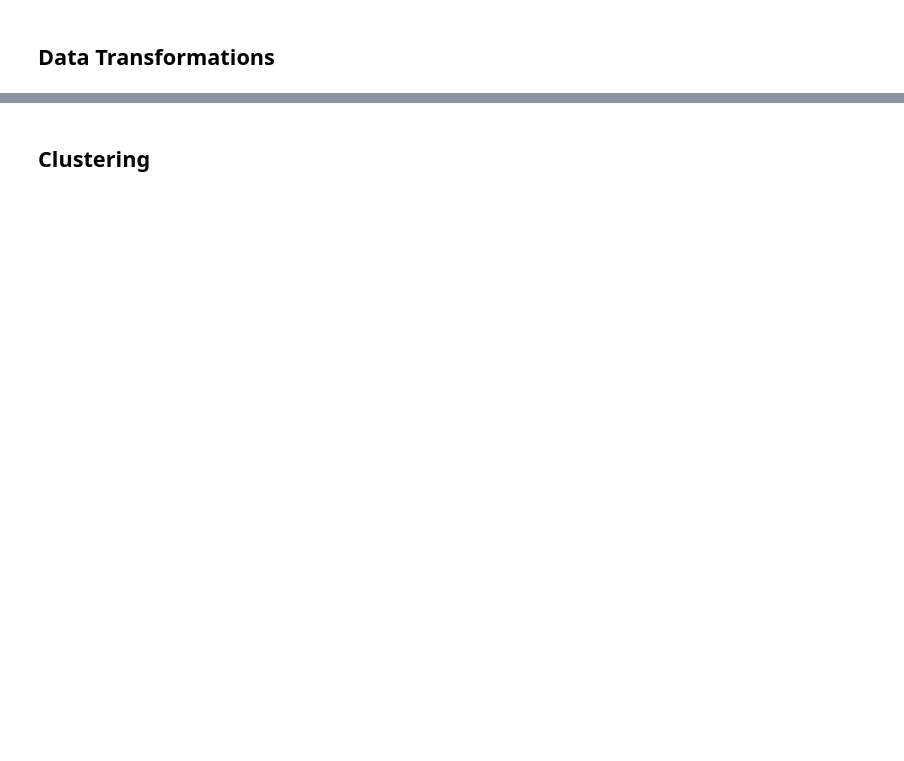
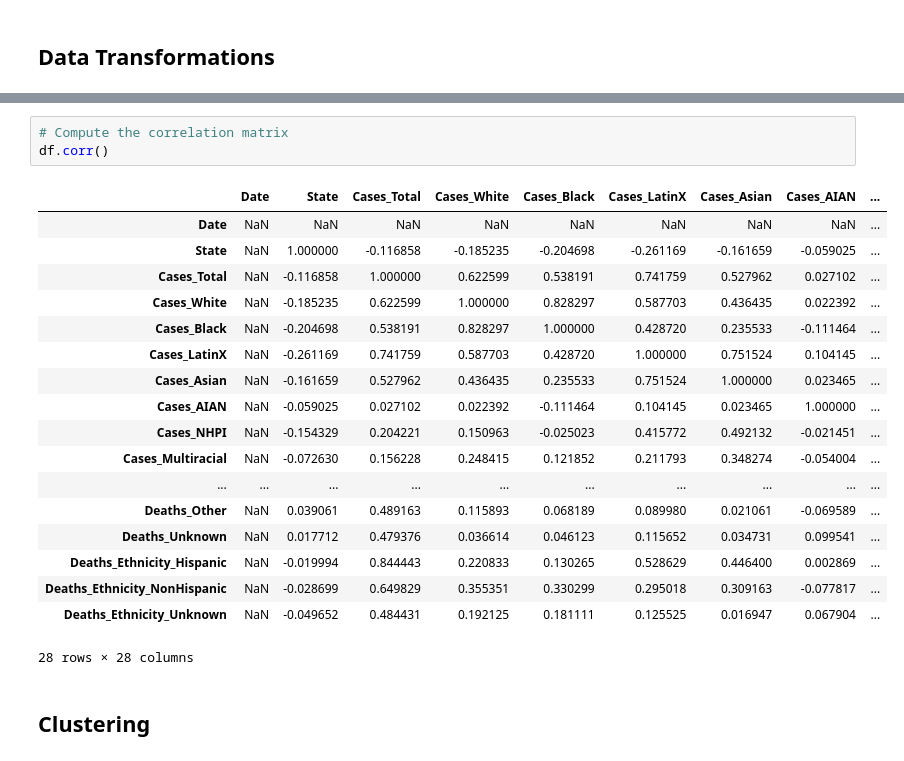
Before and after one commit to madhavi70/TragicBytes_Hack, a Jupyter notebook: TragicBytes_hack.ipynb, the cells around one changed output, grey strips where cells are left out. Saved outputs shown, nothing was run; the diff lists cells and outputs as text; blank space fills up the shorter version.

```diff
--- a/TragicBytes_hack.ipynb
+++ b/TragicBytes_hack.ipynb
@@ -143,2 +162,24 @@ df_scale.head()
+# %%
+# Compute the correlation matrix
+df.corr()
+# %% [output]
+|  | Date | State | Cases_Total | Cases_White | Cases_Black | Cases_LatinX | Cases_Asian | Cases_AIAN | ... |
+| Date | NaN | NaN | NaN | NaN | NaN | NaN | NaN | NaN | ... |
+| State | NaN | 1.000000 | -0.116858 | -0.185235 | -0.204698 | -0.261169 | -0.161659 | -0.059025 | ... |
+| Cases_Total | NaN | -0.116858 | 1.000000 | 0.622599 | 0.538191 | 0.741759 | 0.527962 | 0.027102 | ... |
+| Cases_White | NaN | -0.185235 | 0.622599 | 1.000000 | 0.828297 | 0.587703 | 0.436435 | 0.022392 | ... |
+| Cases_Black | NaN | -0.204698 | 0.538191 | 0.828297 | 1.000000 | 0.428720 | 0.235533 | -0.111464 | ... |
+| Cases_LatinX | NaN | -0.261169 | 0.741759 | 0.587703 | 0.428720 | 1.000000 | 0.751524 | 0.104145 | ... |
+| Cases_Asian | NaN | -0.161659 | 0.527962 | 0.436435 | 0.235533 | 0.751524 | 1.000000 | 0.023465 | ... |
+| Cases_AIAN | NaN | -0.059025 | 0.027102 | 0.022392 | -0.111464 | 0.104145 | 0.023465 | 1.000000 | ... |
+| Cases_NHPI | NaN | -0.154329 | 0.204221 | 0.150963 | -0.025023 | 0.415772 | 0.492132 | -0.021451 | ... |
+| Cases_Multiracial | NaN | -0.072630 | 0.156228 | 0.248415 | 0.121852 | 0.211793 | 0.348274 | -0.054004 | ... |
+| ... | ... | ... | ... | ... | ... | ... | ... | ... | ... |
+| Deaths_Other | NaN | 0.039061 | 0.489163 | 0.115893 | 0.068189 | 0.089980 | 0.021061 | -0.069589 | ... |
+| Deaths_Unknown | NaN | 0.017712 | 0.479376 | 0.036614 | 0.046123 | 0.115652 | 0.034731 | 0.099541 | ... |
+| Deaths_Ethnicity_Hispanic | NaN | -0.019994 | 0.844443 | 0.220833 | 0.130265 | 0.528629 | 0.446400 | 0.002869 | ... |
+| Deaths_Ethnicity_NonHispanic | NaN | -0.028699 | 0.649829 | 0.355351 | 0.330299 | 0.295018 | 0.309163 | -0.077817 | ... |
+| Deaths_Ethnicity_Unknown | NaN | -0.049652 | 0.484431 | 0.192125 | 0.181111 | 0.125525 | 0.016947 | 0.067904 | ... |
+28 rows × 28 columns
 # %% [markdown]
 ## Clustering
```
Also changed, not shown: parts of 35 cells of this notebook, 1 other file.
